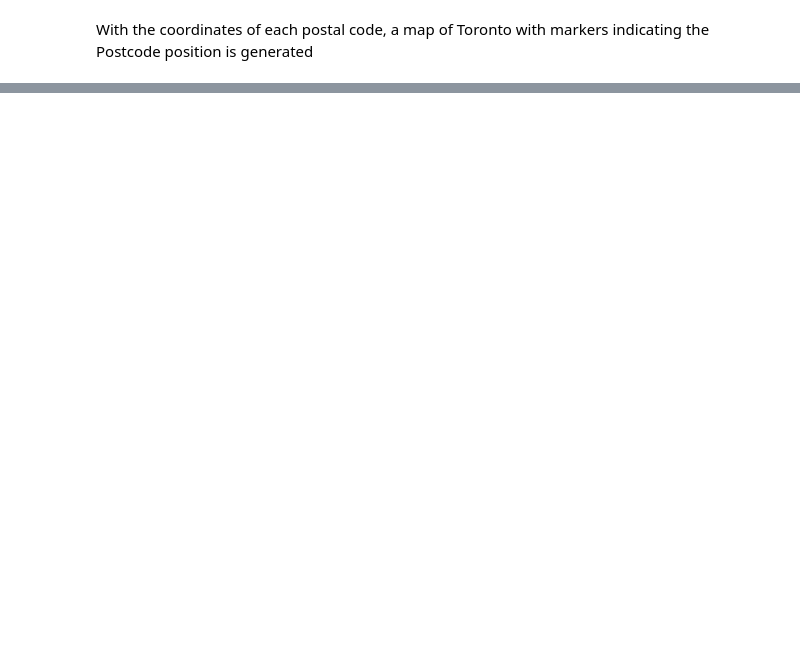
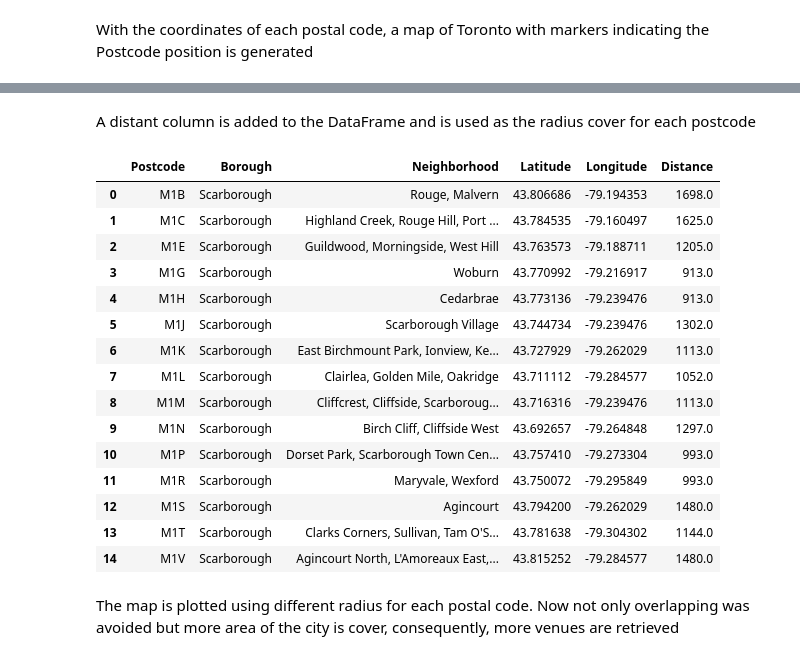
Before and after one commit to invincible1995/Coursera_Capstone, a Jupyter notebook: Segmenting and Clustering Neighborhoods in Toronto Question_3.ipynb, the cells around one changed output, grey strips where cells are left out. Saved outputs shown, nothing was run; the diff lists cells and outputs as text; code cells hidden in the pictures; blank space fills up the shorter version.

```diff
--- a/Segmenting and Clustering Neighborhoods in Toronto Question_3.ipynb
+++ b/Segmenting and Clustering Neighborhoods in Toronto Question_3.ipynb
@@ -285,0 +319,16 @@ map
+# %%
+from geopy.distance import great_circle
+
+#function to get the closest postcode pair and the distance using latitude and longitude
+def closest_postcode(postcode, postcodes):
+    postcode = np.asarray(postcode).reshape(1,-1)
+    postcodes = np.asarray(postcodes)
+    distances = [great_circle(postcode, point).meters for point in postcodes]
+    closest_postcode_index = np.argmin(distances)
+    return [round(distances[closest_postcode_index]), closest_postcode_index]
+# %%
+coordinates = postcodes_with_coordinates_df[['Latitude', 'Longitude']]
+
+distance, closest_point_index = closest_postcode(coordinates[:1], coordinates[~coordinates.index.isin([0])])
+close_points = X[:1].append(X[closest_point_index+1:closest_point_index+2])
+close_points
@@ -285,0 +366,29 @@ map
+# %% [markdown]
+A distant column is added to the DataFrame and is used as the radius cover for each postcode
+# %%
+from math import isnan
+
+for lat, lng, idx in zip(postcodes_with_coordinates_df['Latitude'], postcodes_with_coordinates_df['Longitude'], postcodes_with_coordinates_df.index):
+    distance, closest_point_index = closest_postcode([lat,lng], coordinates[~coordinates.index.isin([idx])])
+    postcodes_with_coordinates_df.at[idx,'Distance'] = np.int64(distance//2) #use the half of the disstance to avoid overlapping
+
+postcodes_with_coordinates_df.head(15)
+# %% [output]
+|  | Postcode | Borough | Neighborhood | Latitude | Longitude | Distance |
+| 0 | M1B | Scarborough | Rouge, Malvern | 43.806686 | -79.194353 | 1698.0 |
+| 1 | M1C | Scarborough | Highland Creek, Rouge Hill, Port ... | 43.784535 | -79.160497 | 1625.0 |
+| 2 | M1E | Scarborough | Guildwood, Morningside, West Hill | 43.763573 | -79.188711 | 1205.0 |
+| 3 | M1G | Scarborough | Woburn | 43.770992 | -79.216917 | 913.0 |
+| 4 | M1H | Scarborough | Cedarbrae | 43.773136 | -79.239476 | 913.0 |
+| 5 | M1J | Scarborough | Scarborough Village | 43.744734 | -79.239476 | 1302.0 |
+| 6 | M1K | Scarborough | East Birchmount Park, Ionview, Ke... | 43.727929 | -79.262029 | 1113.0 |
+| 7 | M1L | Scarborough | Clairlea, Golden Mile, Oakridge | 43.711112 | -79.284577 | 1052.0 |
+| 8 | M1M | Scarborough | Cliffcrest, Cliffside, Scarboroug... | 43.716316 | -79.239476 | 1113.0 |
+| 9 | M1N | Scarborough | Birch Cliff, Cliffside West | 43.692657 | -79.264848 | 1297.0 |
+| 10 | M1P | Scarborough | Dorset Park, Scarborough Town Cen... | 43.757410 | -79.273304 | 993.0 |
+| 11 | M1R | Scarborough | Maryvale, Wexford | 43.750072 | -79.295849 | 993.0 |
+| 12 | M1S | Scarborough | Agincourt | 43.794200 | -79.262029 | 1480.0 |
+| 13 | M1T | Scarborough | Clarks Corners, Sullivan, Tam O'S... | 43.781638 | -79.304302 | 1144.0 |
+| 14 | M1V | Scarborough | Agincourt North, L'Amoreaux East,... | 43.815252 | -79.284577 | 1480.0 |
+# %% [markdown]
+The map is plotted using different radius for each postal code. Now not only overlapping was avoided but more area of the city is cover, consequently, more venues are retrieved
```
Also changed, not shown: parts of 51 cells of this notebook.
